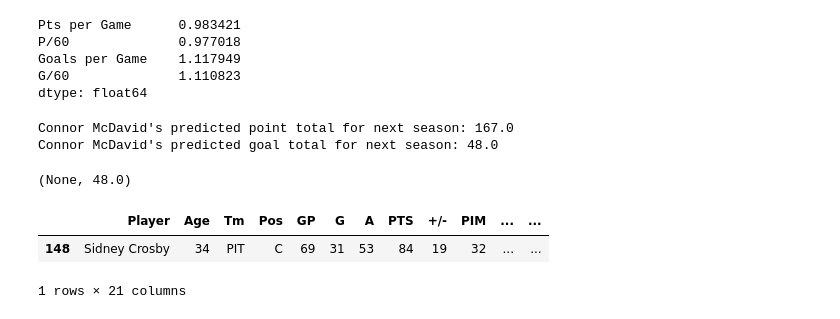
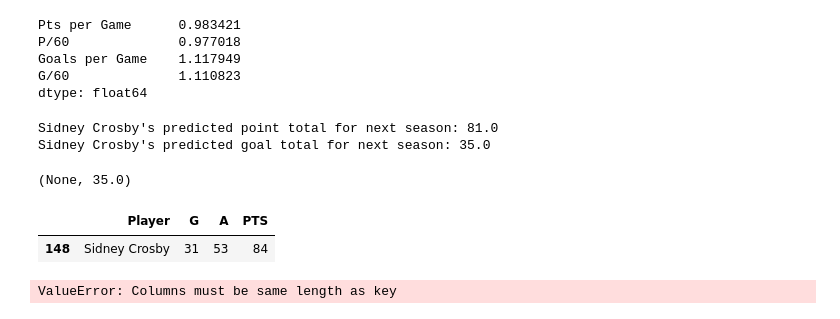
Before and after one commit to slannon95/hockey_forecast, a Jupyter notebook: notebooks/final.ipynb, the cells around one changed output. Drawn from its saved outputs; the diff is of its cells as text; code cells hidden in the pictures.

```diff
--- a/notebooks/final.ipynb
+++ b/notebooks/final.ipynb
@@ -58,13 +58,13 @@ def growth(player):
    # last_2.loc['Growth']
     return last_2(player)[['Pts per Game','P/60','Goals per Game','G/60']].iloc[1] / last_2(player)[['Pts per Game','P/60','Goals per Game','G/60']].iloc[0]
 # %%
-#test['id'] = None
-#test[['Player', 'id']] = test.Player.str.split('\\',expand=True)
+test['id'] = None
+test[['Player', 'id']] = test.Player.str.split('\\',expand=True)
 
 df['id'] = None
 df[['Player', 'id']] = df.Player.str.split('\\',expand=True)
 # %%
-#test = test.drop('id', axis=1)
+test = test.drop('id', axis=1)
 df = df.drop('id', axis=1)
 df
 # %% [output]
@@ -682,14 +695,20 @@ Goals per Game    1.117949
 G/60              1.110823
 dtype: float64
 # %%
-predict("Connor McDavid")
+predict("Sidney Crosby")
 # %% [output]
-Connor McDavid's predicted point total for next season: 167.0
-Connor McDavid's predicted goal total for next season: 48.0
+Sidney Crosby's predicted point total for next season: 81.0
+Sidney Crosby's predicted goal total for next season: 35.0
-(None, 48.0)
+(None, 35.0)
 # %%
-test[test['Player'] == 'Sidney Crosby']
+test[test['Player'] == 'Sidney Crosby'][['Player','G','A','PTS']]
 # %% [output]
-|  | Player | Age | Tm | Pos | GP | G | A | PTS | +/- | PIM | ... | ... |
-| 148 | Sidney Crosby | 34 | PIT | C | 69 | 31 | 53 | 84 | 19 | 32 | ... | ... |
+|  | Player | G | A | PTS |
+| 148 | Sidney Crosby | 31 | 53 | 84 |
-1 rows × 21 columns
+# %%
+top_goals['id'] = None
+top_goals[['Player', 'id']] = top_goals.Player.str.split('\\',expand=True)
+top_goals = top_goals.drop('id', axis=1)
+top_goals
+# %% [output]
+ValueError: Columns must be same length as key
```
Also changed, not shown: parts of 14 cells of this notebook, 1 other file.
